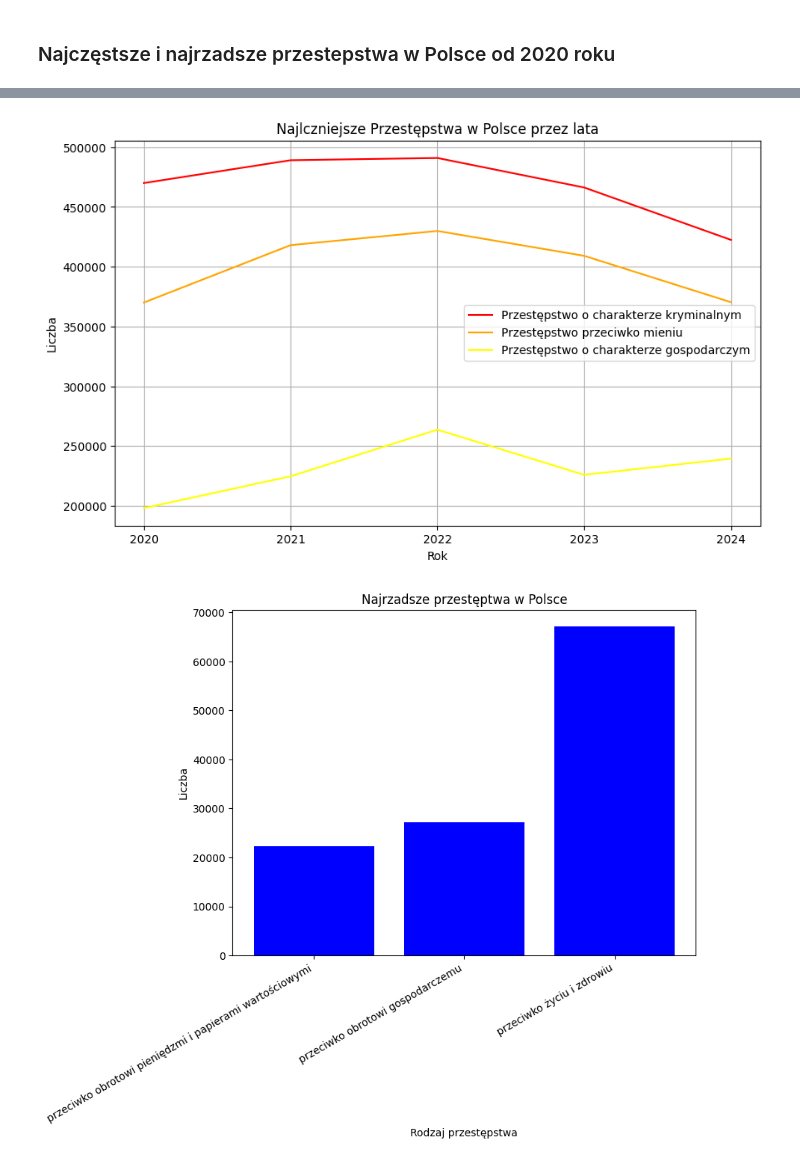
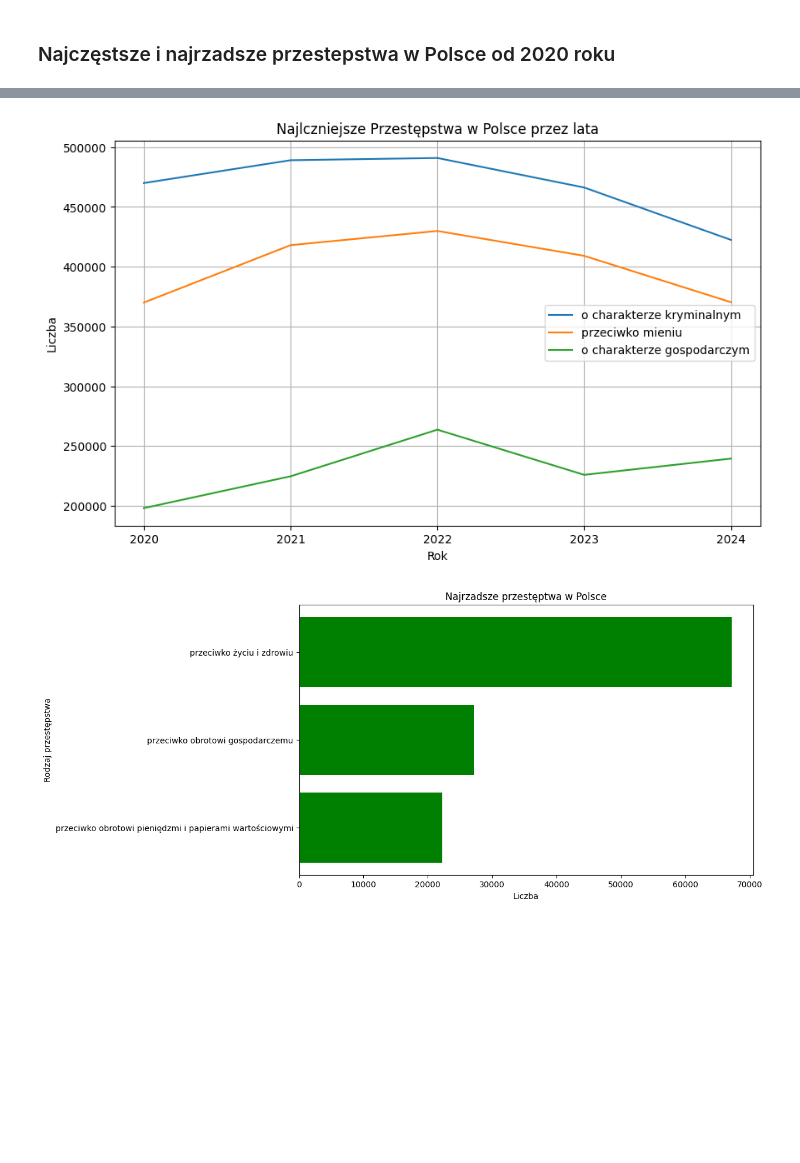
Before and after one commit to wwielakowska/in-ynierka, a Jupyter notebook: dane_zaczynamy.ipynb, the cells around one changed output, grey strips where cells are left out. Saved outputs shown, nothing was run; the diff lists cells and outputs as text; code cells hidden in the pictures; blank space fills up the shorter version.

```diff
--- a/dane_zaczynamy.ipynb
+++ b/dane_zaczynamy.ipynb
@@ -100,7 +101,7 @@ df_long['Województwo'] = df_long['Nazwa']
 df_final = df_long[['Województwo', 'Przestępstwo', 'Kwartał', 'Rok', 'Liczba']]
 
 # Sorting
-finadf_finall_df = df_final.sort_values(['Województwo', 'Kwartał'])
+df_final = df_final.sort_values(['Rok', 'Kwartał'])
 
 
 df_final.head(15)
@@ -689,20 +644,16 @@ plt.show()
 # %% [markdown]
 ### Najczęstsze i najrzadsze przestepstwa w Polsce od 2020 roku
 # %%
-df_poland_2020 = df_since_2020[df_since_2020["Województwo"] == "POLSKA"]
-df_poland_2020_year = df_poland_2020[df_poland_2020["Kwartał"]==0]
+df_top_crimes = df_since_2020[(df_since_2020['Województwo'] == 'POLSKA') & (df_since_2020['Przestępstwo'] != 'ogółem')  & (df_since_2020['Kwartał'] == 0)]
 
-df_top_crimes = df_poland_2020_year[df_poland_2020_year['Przestępstwo'] != 'ogółem']
-
-crime_sum = df_top_crimes.groupby('Przestępstwo')['Liczba'].sum().sort_values(ascending=False)
+crime_sum = df_top_crimes.groupby('Przestępstwo')['Liczba'].sum()
 top3 = crime_sum.nlargest(3)
 
 
-plt.figure(figsize=(8,6))
-plt.bar(top3.index, top3.values, color='red')
+plt.figure(figsize=(10,6))
+plt.barh(top3.index, top3.values, color='red')
 plt.title('Najliczniejsze przestępstwa w Polsce')
-plt.ylabel('Liczba')
-plt.xlabel('Rodzaj przestępstwa')
-plt.xticks(rotation=15, ha='right')
+plt.xlabel('Liczba')
+plt.ylabel('Rodzaj przestępstwa')
 plt.show()
 # %% [output]
@@ -710,36 +661,28 @@ plt.show()
-# %%
-df1 = df_top_crimes[df_top_crimes['Przestępstwo'] == 'o charakterze kryminalnym']
-df2 = df_top_crimes[df_top_crimes['Przestępstwo'] == 'przeciwko mieniu']
-df3 = df_top_crimes[df_top_crimes['Przestępstwo'] == 'o charakterze gospodarczym']
-
-df1.set_index('Rok', inplace=True)
-df2.set_index('Rok', inplace=True)
-df3.set_index('Rok', inplace=True)
-
-plt.figure(figsize=(10, 6))
-plt.plot(df1.index, df1['Liczba'], label='Przestępstwo o charakterze kryminalnym',color='red')
-plt.plot(df2.index, df2['Liczba'], label='Przestępstwo przeciwko mieniu',color='orange')
-plt.plot(df3.index, df3['Liczba'], label='Przestępstwo o charakterze gospodarczym',color='yellow')
-
-plt.xlabel('Rok')
-plt.ylabel('Liczba')
-plt.title('Najlczniejsze Przestępstwa w Polsce przez lata')
-plt.xticks(df1.index)
-plt.legend()
-plt.grid(True)
-plt.show()
-# %% [output]
-[figure, removed]
+# %%
+plt.figure(figsize=(10, 6))
+for i in range(3):
+    df = df_top_crimes[df_top_crimes['Przestępstwo'] == top3.index[i]]
+    df.set_index('Rok', inplace=True)
+    plt.plot(df.index, df['Liczba'], label=(top3.index[i]))
+
+plt.xlabel('Rok')
+plt.ylabel('Liczba')
+plt.title('Najlczniejsze Przestępstwa w Polsce przez lata')
+plt.xticks(df.index)
+plt.legend()
+plt.grid(True)
+plt.show()
+# %% [output]
+[figure, added]
 # %%
 down3 = crime_sum.nsmallest(3)
 
 
-plt.figure(figsize=(8,6))
-plt.bar(down3.index, down3.values, color='blue')
+plt.figure(figsize=(10,6))
+plt.barh(down3.index, down3.values, color='green')
 plt.title('Najrzadsze przestęptwa w Polsce')
-plt.ylabel('Liczba')
-plt.xlabel('Rodzaj przestępstwa')
-plt.xticks(rotation=30, ha='right')
+plt.xlabel('Liczba')
+plt.ylabel('Rodzaj przestępstwa')
 plt.show()
 # %% [output]
-[figure, old version]
+[figure, new version]
```
Also changed, not shown: parts of 60 cells of this notebook, 2 other files.
